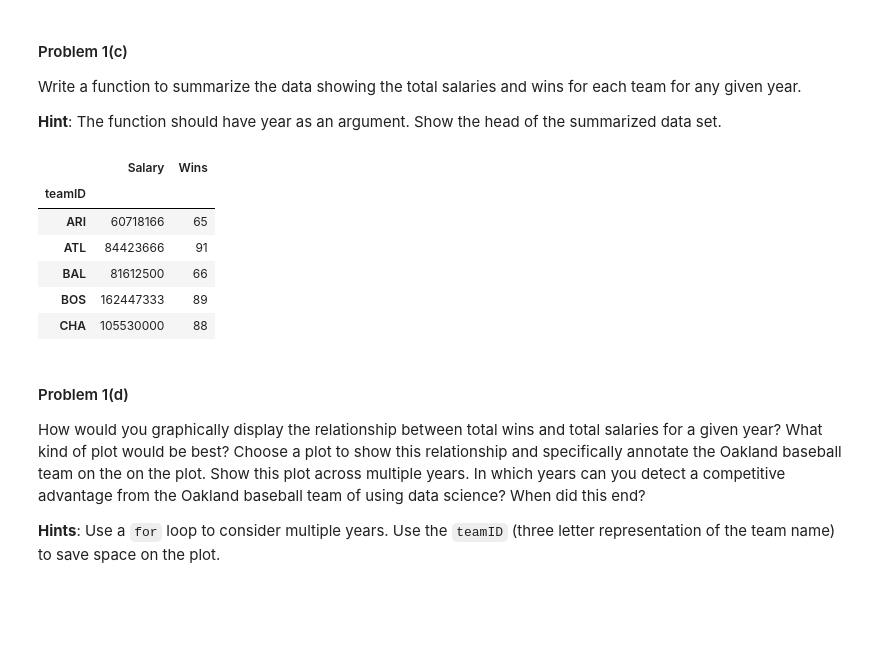
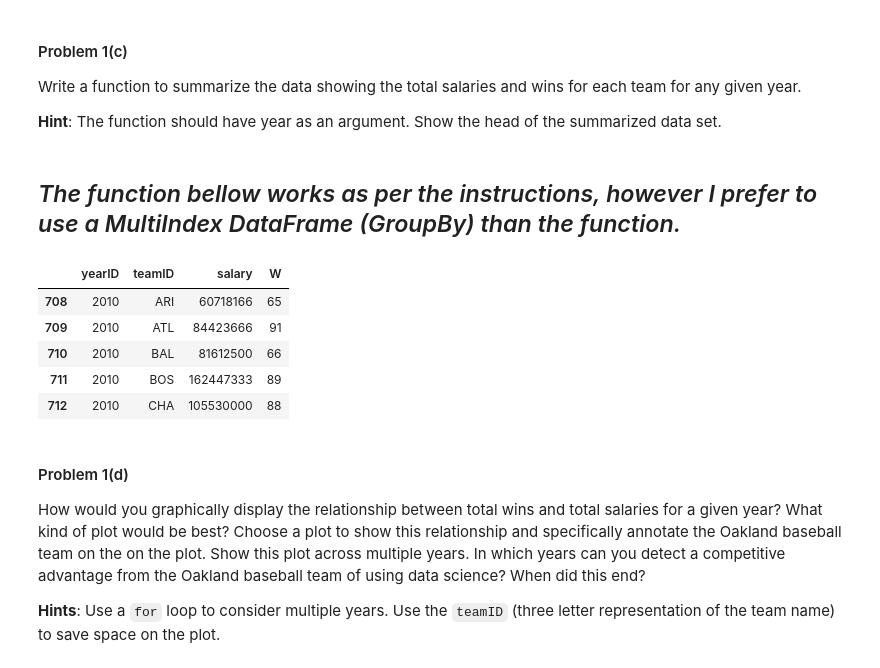
Before and after one commit to SurShank/cs109-1, a Jupyter notebook: HW1.ipynb, the cells around one changed output. Saved outputs shown, nothing was run; the diff lists cells and outputs as text; code cells hidden in the pictures; blank space fills up the shorter version.

```diff
--- a/HW1.ipynb
+++ b/HW1.ipynb
@@ -105,0 +95,7 @@ salary_wins.head()
+# %%
+# Get total salary cost per year per team.
+salaries_year = salaries.groupby(['yearID', 'teamID'], as_index=False).sum()
+
+# Merge DataFrames on year and team name.
+salary_wins = pd.merge(salaries_year, teams, on=['yearID', 'teamID'])[['yearID', 'teamID', 'salary', 'W']]
+salary_wins.head()
@@ -108,45 +111,43 @@ salary_wins.head()
 Write a function to summarize the data showing the total salaries and wins for each team for any given year.
 
 **Hint**: The function should have year as an argument. Show the head of the summarized data set.
+# %% [markdown]
+## _The function bellow works as per the instructions, however I prefer to use a MultiIndex DataFrame (GroupBy) than the function._
 # %%
 """
 Function
 --------
 summarizeByYear
 
 Return a summarized dataFrame showing the total salaries
 and wins for each team for any given year.
 
 Parameters
 ----------
 year : int
     The year of interest
 
 Returns
 -------
 a DataFrame
    A pandas DataFrame with two columns titled 'Salary'
    and 'Wins'. The rows represent the teams.
 
 Example
 -------
 >>> summarizeByYear(2010)
 """
 def summarizeByYear(year):
-    groups = salary_wins[salary_wins['yearID'] == year].groupby(by=['teamID'])
-    # Since the wins are the same per year per team, we can use the mean to get the wins.
-    # It should be noted that it's easier to group by year and team than to use this function.
-    return pd.DataFrame({'Salary': groups.salary.sum(), 'Wins': groups.W.mean()})
+    return salary_wins[salary_wins.yearID == year]
 
 summarizeByYear(2010).head()
 # %% [output]
-|  | Salary | Wins |
-| teamID |  |  |
-| ARI | 60718166 | 65 |
-| ATL | 84423666 | 91 |
-| BAL | 81612500 | 66 |
-| BOS | 162447333 | 89 |
-| CHA | 105530000 | 88 |
+|  | yearID | teamID | salary | W |
+| 708 | 2010 | ARI | 60718166 | 65 |
+| 709 | 2010 | ATL | 84423666 | 91 |
+| 710 | 2010 | BAL | 81612500 | 66 |
+| 711 | 2010 | BOS | 162447333 | 89 |
+| 712 | 2010 | CHA | 105530000 | 88 |
 # %% [markdown]
 #### Problem 1(d)
 
```
Also changed, not shown: parts of 4 cells of this notebook.
